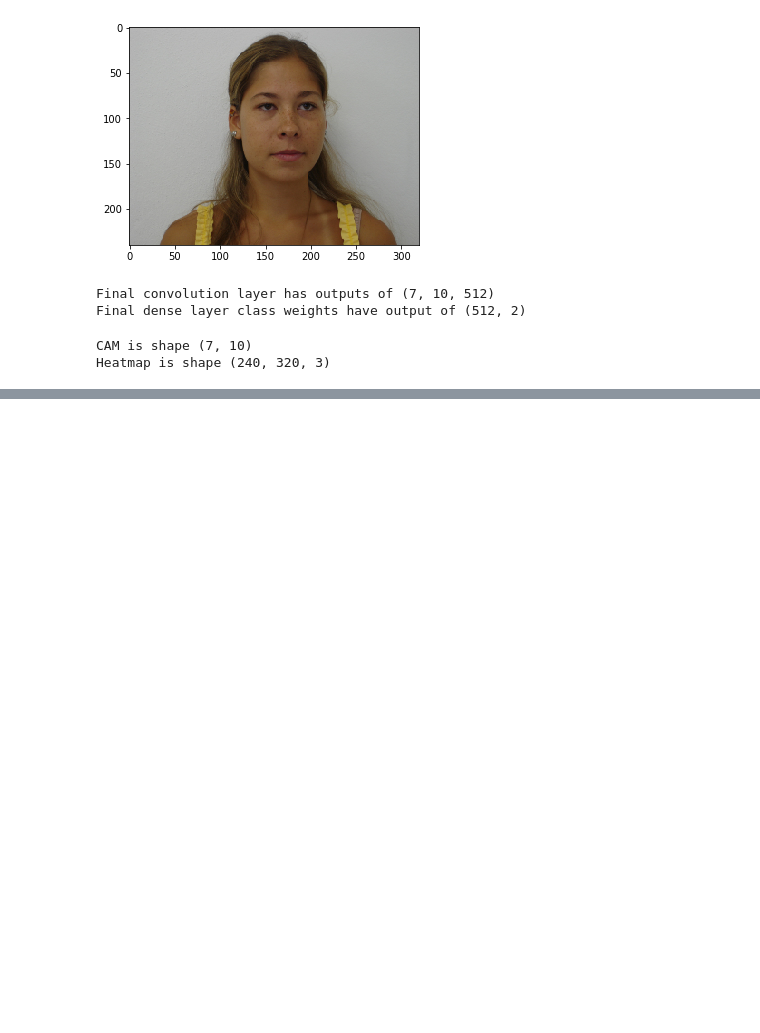
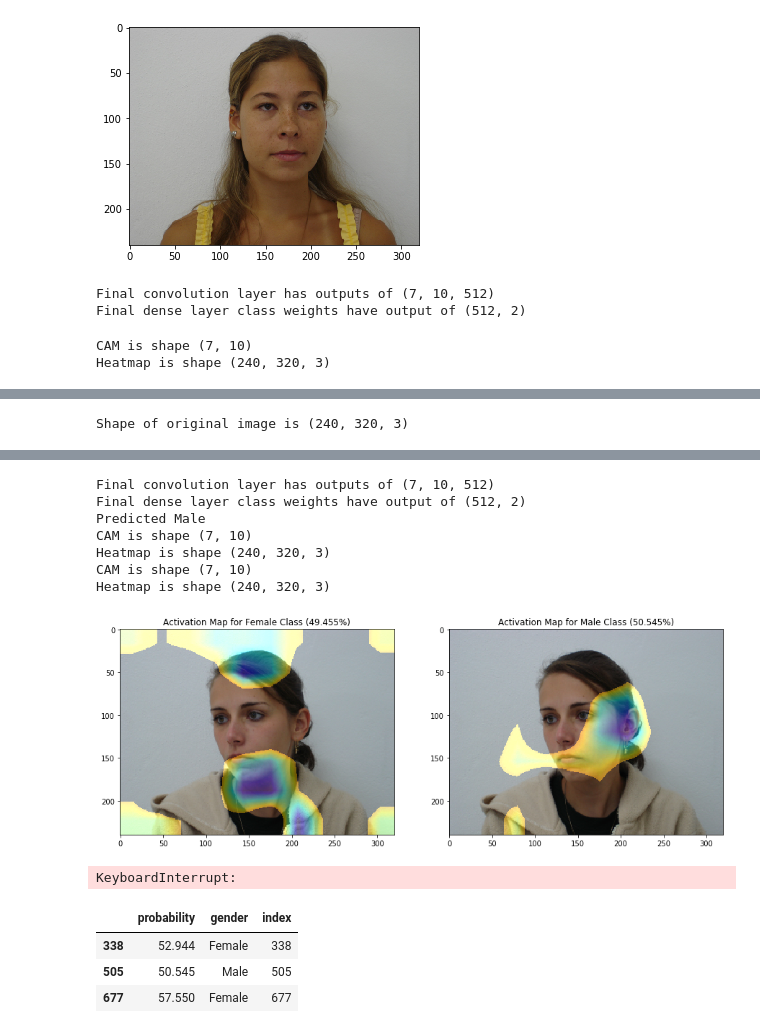
Before and after one commit to ychennay/attention-facial-recognition, a Jupyter notebook: Class Activation Map Faces.ipynb, the cells around one changed output, grey strips where cells are left out. Drawn from its saved outputs; the diff is of its cells as text; code cells hidden in the pictures; blank space fills up the shorter version.

```diff
--- a/Class Activation Map Faces.ipynb
+++ b/Class Activation Map Faces.ipynb
@@ -289,16 +285,44 @@ W0903 03:37:48.056588 140180424148736 image.py:700] Clipping input data to the v
-# %%
-cam = make_cam(conv_outputs, class_weights, original_shape=(320,240), target_class=1)
-heatmap = make_heatmap(cam)
-fig, axes = plt.subplots(nrows=1, ncols=2, figsize=(15, 15))
-new_img = heatmap*0.4 + first_image
-female_final_img = new_img
-axes[0.imshow(np.array(female_final_img,np.int32))
-axes[0].set_title("Activation Map for Female Class")
-
-cam = make_cam(conv_outputs, class_weights, original_shape=(320,240), target_class=1)
-heatmap = make_heatmap(cam)
-fig, axes = plt.subplots(nrows=1, ncols=2, figsize=(15, 15))
-new_img = heatmap*0.4 + first_image
-male_final_img = new_img
-axes[1.imshow(np.array(male_final_img,np.int32))
-axes[1].set_title("Activation Map for Male Class")
+# %%
+for i in range(0,X_test.shape[0]):
+    first_image = X_test[i]
+
+    if i != 505:
+        continue
+
+    # first_image = first_image.reshape(28,28,1)
+    # img = np.array(first_image).reshape(1, 28, 28, 1)
+    # img.shape
+    import matplotlib.pyplot as plt
+    print(f"Shape of original image is {first_image.shape}")
+
+    # define a Keras function to accept as input the model image input and return the final dense layer weights and
+    # convolution layer weights
+    get_output = K.function([model.layers[0].get_input_at(0), model.layers[0].get_input_at(1)], [vgg_gap_layer.output, model.layers[-1].output])
+    [conv_outputs, predictions] = get_output([first_image.reshape((1,240,320,3)), first_image.reshape((1,240,320,3))])
+    conv_outputs = conv_outputs[0,:,:,:]
+    print(f"Final convolution layer has outputs of {conv_outputs.shape}")
+    print(f"Final dense layer class weights have output of {class_weights.shape}")
+
+    prediction = model.predict_proba(first_image.reshape((1,240,320,3)))
+    predicted_gender = "Male" if prediction.argmax() == 0 else "Female"
+    probability = round(prediction[0, prediction.argmax()] * 100, 3)
+    print(f"Predicted {predicted_gender}")
+    fig, axes = plt.subplots(nrows=1, ncols=2, figsize=(15, 15))
+    cam = make_cam(conv_outputs, class_weights, original_shape=(320,240), target_class=1)
+    heatmap = make_heatmap(cam)
+
+    new_img = heatmap*0.4 + first_image
+    female_final_img = new_img
+    axes[0].imshow(np.array(female_final_img,np.int32))
+    axes[0].set_title(f"Activation Map for Female Class ({probability if  predicted_gender == 'Female' else round(100 - probability,3)}%)")
+
+    cam = make_cam(conv_outputs, class_weights, original_shape=(320,240), target_class=0)
+    heatmap = make_heatmap(cam)
+    new_img = heatmap*0.4 + first_image
+    male_final_img = new_img
+    axes[1].imshow(np.array(male_final_img,np.int32))
+    axes[1].set_title(f"Activation Map for Male Class ({probability if predicted_gender == 'Male' else round(100 - probability,3)}%)")
+    plt.show()
+    input()
+# %% [output]
+Shape of original image is (240, 320, 3)
@@ -304,0 +331,9 @@ axes[1].set_title("Activation Map for Male Class")
+Final convolution layer has outputs of (7, 10, 512)
+Final dense layer class weights have output of (512, 2)
+Predicted Male
+CAM is shape (7, 10)
+Heatmap is shape (240, 320, 3)
+CAM is shape (7, 10)
+Heatmap is shape (240, 320, 3)
+[figure, added]
+KeyboardInterrupt:
@@ -304,0 +355,7 @@ axes[1].set_title("Activation Map for Male Class")
+# %%
+results[results["probability"] < 60]
+# %% [output]
+|  | probability | gender | index |
+| 338 | 52.944 | Female | 338 |
+| 505 | 50.545 | Male | 505 |
+| 677 | 57.550 | Female | 677 |
```
Also changed, not shown: parts of 5 cells of this notebook.
